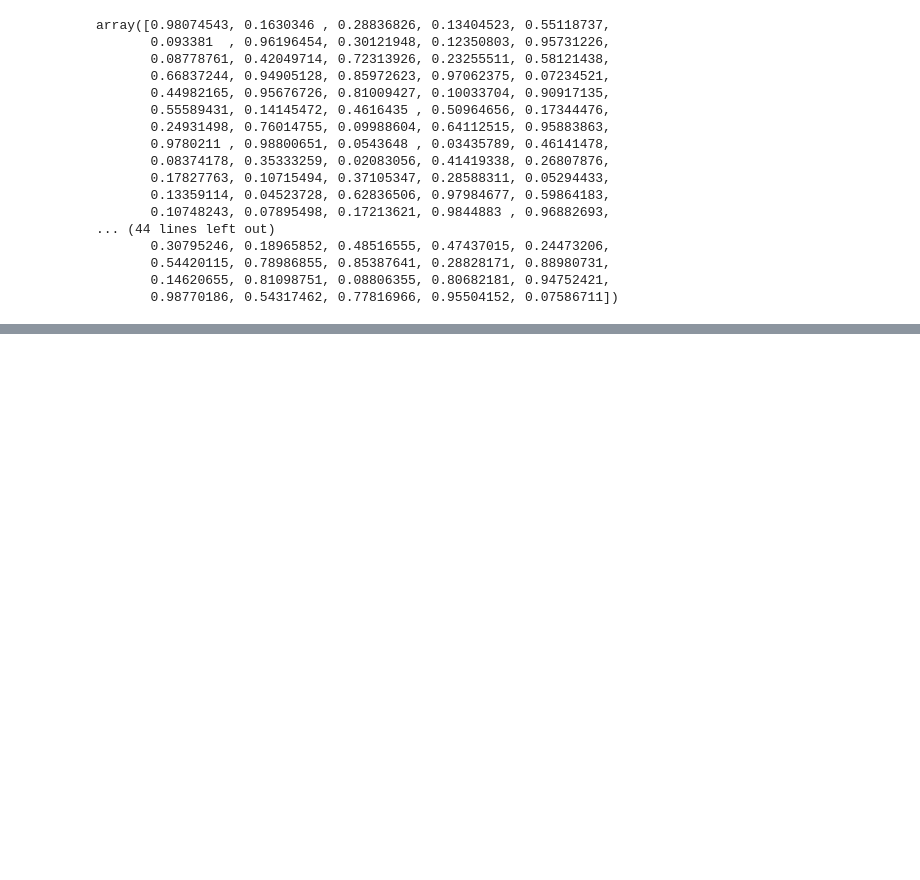
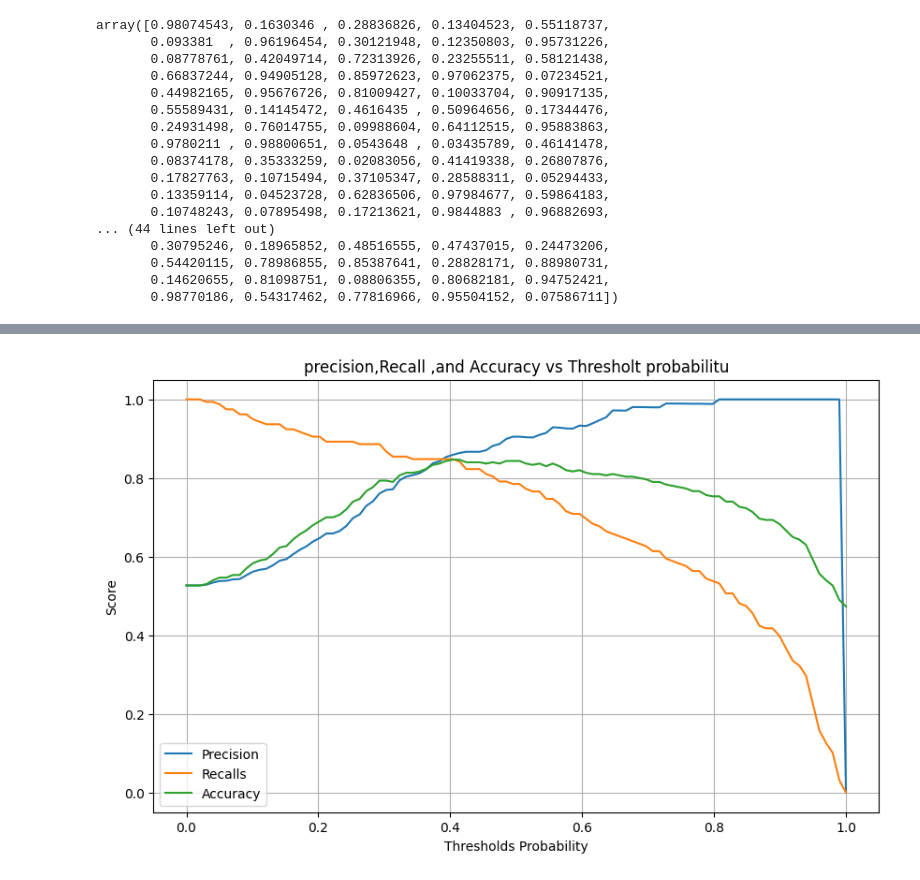
Before and after one commit to RohitPal700/Machine-Learning, a Jupyter notebook: Logistic Regression/Logistic_regression_2.ipynb, the cells around one changed output, grey strips where cells are left out. Saved outputs shown, nothing was run; the diff lists cells and outputs as text; code cells hidden in the pictures; blank space fills up the shorter version.

```diff
--- a/Logistic Regression/Logistic_regression_2.ipynb
+++ b/Logistic Regression/Logistic_regression_2.ipynb
@@ -136,0 +142,35 @@ ValueError: 'lower Right' is not a valid value for loc; supported values are 'be
+# %%
+# Import necessart Liraries
+from sklearn.metrics import precision_score,recall_score,accuracy_score
+
+#Calculate precision ,recall and accuracy for different threshold probabilities
+
+thresholds=np.linspace(0,1,100)
+precisions = []
+recalls=[]
+accuracies =[]
+
+for threshold in thresholds:
+    y_pred_threshold=(y_pred_proba>=threshold).astype(int)
+    precision=precision_score(y_test,y_pred_threshold)
+    recall=recall_score(y_test,y_pred_threshold)
+    accuracy=accuracy_score(y_test,y_pred_threshold)
+    precisions.append(precision)
+    recalls.append(recall)
+    accuracies.append(accuracy)
+
+    #plot precision , recall and accuracy against threshold probabilities
+
+plt.figure(figsize=(10,6))
+plt.plot(thresholds,precisions,label="Precision")
+plt.plot(thresholds,recalls,label="Recalls")
+plt.plot(thresholds,accuracies,label="Accuracy")
+
+plt.xlabel("Thresholds Probability")
+plt.ylabel("Score")
+plt.title("precision,Recall ,and Accuracy vs Thresholt probabilitu")
+plt.legend()
+plt.grid(True)
+plt.show()
+# %% [output]
+[figure, added]
```
Also changed, not shown: parts of 6 cells of this notebook, 3 other files.
